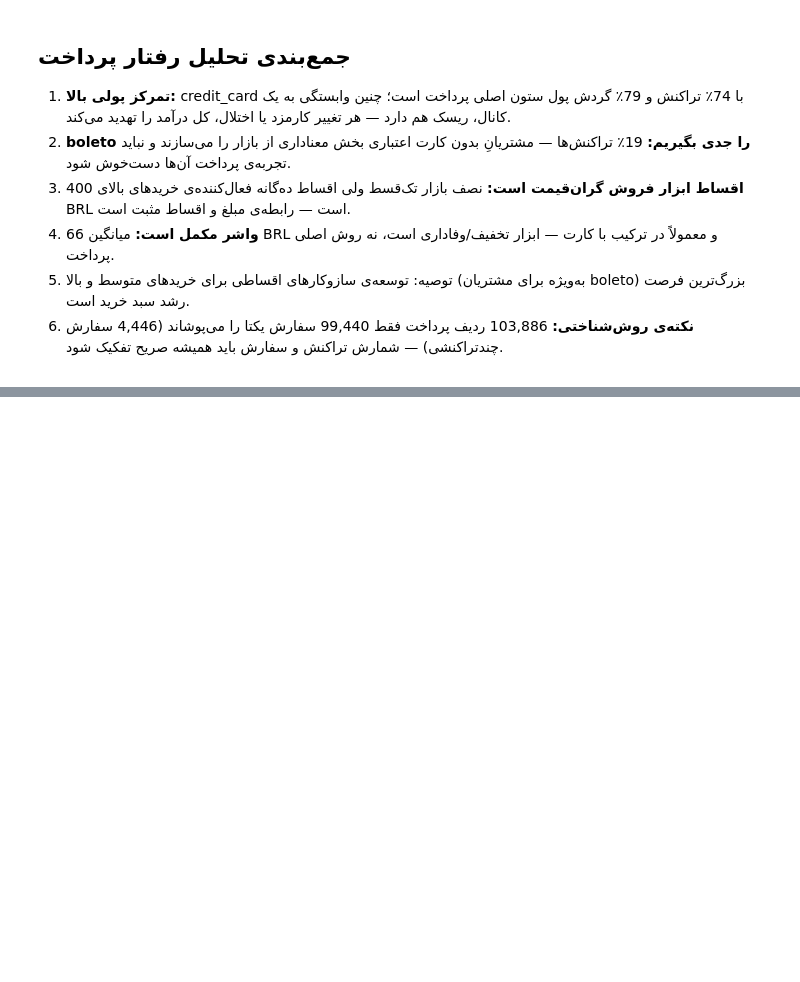
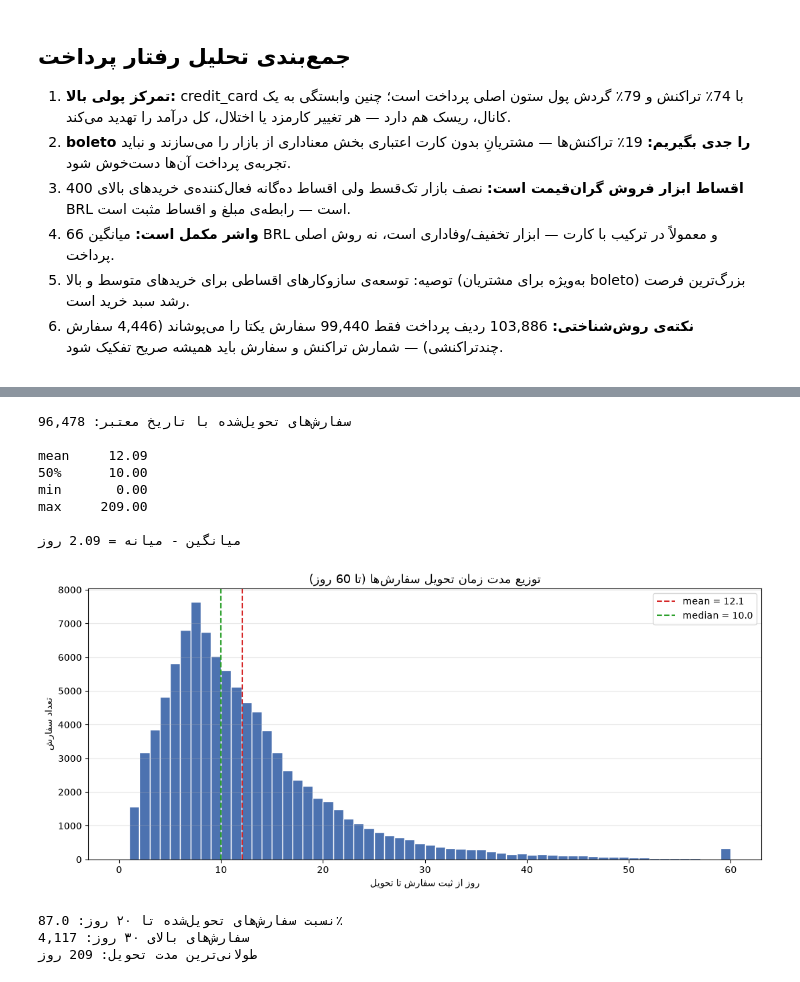
Before and after one commit to arashalidadi/olist-pro, a Jupyter notebook: olist_analysis.ipynb, the cells around one changed output, grey strips where cells are left out. Saved outputs shown, nothing was run; the diff lists cells and outputs as text; code cells hidden in the pictures; blank space fills up the shorter version.

Commit message:
add stage 7 (shipping & delivery analysis)

```diff
--- a/olist_analysis.ipynb
+++ b/olist_analysis.ipynb
@@ -2347,0 +2374,43 @@ voucher               100.0   0.0   0.0  0.0  0.0  0.0  0.0  0.0  0.0  0.0  0.0
+# %%
+delivered = orders[
+    (orders['order_status'] == 'delivered')
+    & orders['order_purchase_timestamp'].notna()
+    & orders['order_delivered_customer_date'].notna()
+].copy()
+print('سفارش‌های تحویل‌شده با تاریخ معتبر:', f'{len(delivered):,}')
+print()
+
+dur = delivered['delivery_duration_days']
+print(dur.describe()[['mean', '50%', 'min', 'max']].round(2).to_string())
+print()
+print('میانگین - میانه =', round(dur.mean() - dur.median(), 2), 'روز')
+
+fig, ax = plt.subplots(figsize=(11, 5))
+ax.hist(dur.clip(0, 60), bins=60, color='#4c72b0', edgecolor='white')
+ax.axvline(dur.mean(), color='#d62728', ls='--', lw=1.5, label=f"mean = {dur.mean():.1f}")
+ax.axvline(dur.median(), color='#2ca02c', ls='--', lw=1.5, label=f"median = {dur.median():.1f}")
+ax.set_title(fa('توزیع مدت زمان تحویل سفارش‌ها') + ' (تا 60 ' + fa('روز') + ')', fontsize=13)
+ax.set_xlabel(fa('روز از ثبت سفارش تا تحویل'))
+ax.set_ylabel(fa('تعداد سفارش'))
+ax.legend()
+ax.grid(axis='y', alpha=0.3)
+fig.tight_layout()
+plt.show()
+
+print()
+print('نسبت سفارش‌های تحویل‌شده تا ۲۰ روز:', f"{(dur <= 20).mean() * 100:.1f}٪")
+print('سفارش‌های بالای ۳۰ روز:', f'{(dur > 30).sum():,}')
+print('طولانی‌ترین مدت تحویل:', int(dur.max()), 'روز')
+# %% [output]
+سفارش‌های تحویل‌شده با تاریخ معتبر: 96,478
+
+mean     12.09
+50%      10.00
+min       0.00
+max     209.00
+
+میانگین - میانه = 2.09 روز
+[figure, added]
+نسبت سفارش‌های تحویل‌شده تا ۲۰ روز: 87.0٪
+سفارش‌های بالای ۳۰ روز: 4,117
+طولانی‌ترین مدت تحویل: 209 روز
```
Also changed, not shown: parts of 12 cells of this notebook, 1 other file.
